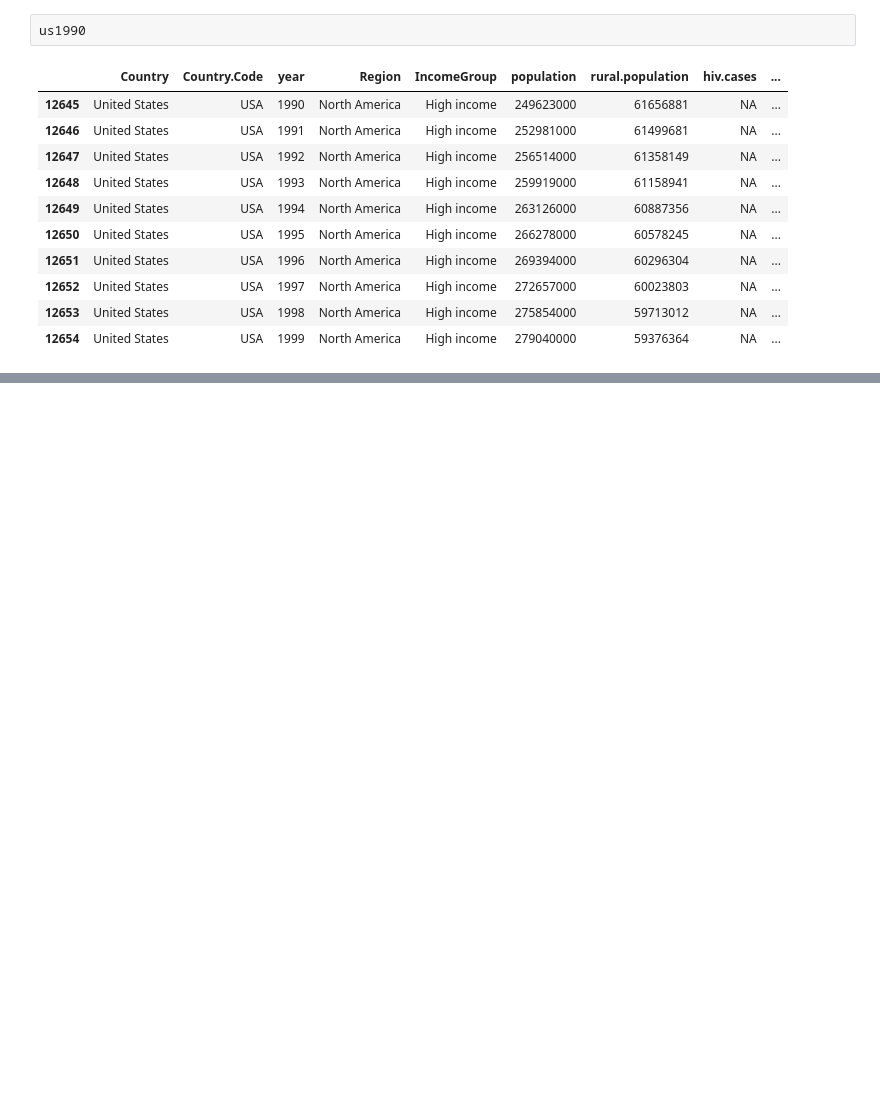
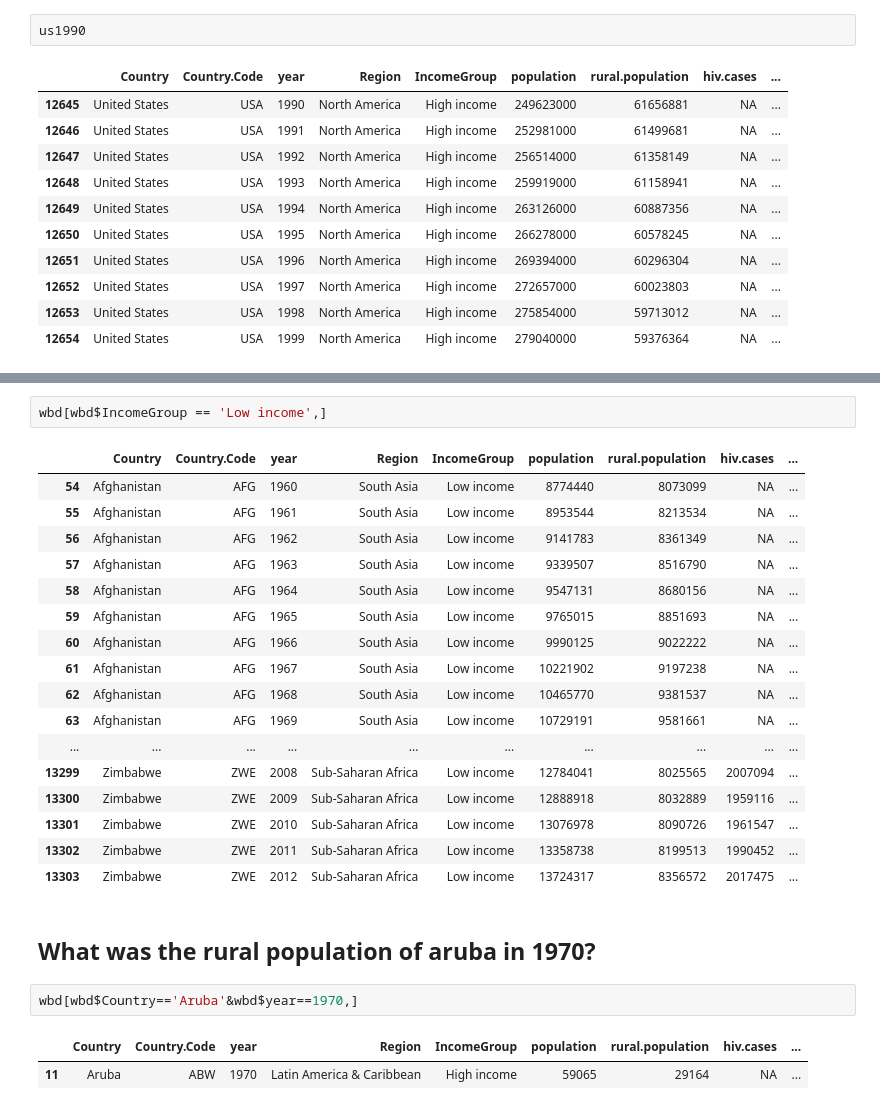
Before and after one commit to sharifahmad2061/foundation_of_data_analysis, a Jupyter notebook: week_06/prelab week 06.ipynb, the cells around one changed output, grey strips where cells are left out. Drawn from its saved outputs; the diff is of its cells as text; blank space fills up the shorter version.

```diff
--- a/week_06/prelab week 06.ipynb
+++ b/week_06/prelab week 06.ipynb
@@ -59,0 +72,27 @@ us1990
+# %%
+wbd[wbd$IncomeGroup == 'Low income',]
+# %% [output]
+|  | Country | Country.Code | year | Region | IncomeGroup | population | rural.population | hiv.cases | ... |
+| 54 | Afghanistan | AFG | 1960 | South Asia | Low income | 8774440 | 8073099 | NA | ... |
+| 55 | Afghanistan | AFG | 1961 | South Asia | Low income | 8953544 | 8213534 | NA | ... |
+| 56 | Afghanistan | AFG | 1962 | South Asia | Low income | 9141783 | 8361349 | NA | ... |
+| 57 | Afghanistan | AFG | 1963 | South Asia | Low income | 9339507 | 8516790 | NA | ... |
+| 58 | Afghanistan | AFG | 1964 | South Asia | Low income | 9547131 | 8680156 | NA | ... |
+| 59 | Afghanistan | AFG | 1965 | South Asia | Low income | 9765015 | 8851693 | NA | ... |
+| 60 | Afghanistan | AFG | 1966 | South Asia | Low income | 9990125 | 9022222 | NA | ... |
+| 61 | Afghanistan | AFG | 1967 | South Asia | Low income | 10221902 | 9197238 | NA | ... |
+| 62 | Afghanistan | AFG | 1968 | South Asia | Low income | 10465770 | 9381537 | NA | ... |
+| 63 | Afghanistan | AFG | 1969 | South Asia | Low income | 10729191 | 9581661 | NA | ... |
+| ... | ... | ... | ... | ... | ... | ... | ... | ... | ... |
+| 13299 | Zimbabwe | ZWE | 2008 | Sub-Saharan Africa | Low income | 12784041 | 8025565 | 2007094 | ... |
+| 13300 | Zimbabwe | ZWE | 2009 | Sub-Saharan Africa | Low income | 12888918 | 8032889 | 1959116 | ... |
+| 13301 | Zimbabwe | ZWE | 2010 | Sub-Saharan Africa | Low income | 13076978 | 8090726 | 1961547 | ... |
+| 13302 | Zimbabwe | ZWE | 2011 | Sub-Saharan Africa | Low income | 13358738 | 8199513 | 1990452 | ... |
+| 13303 | Zimbabwe | ZWE | 2012 | Sub-Saharan Africa | Low income | 13724317 | 8356572 | 2017475 | ... |
+# %% [markdown]
+## What was the rural population of aruba in 1970?
+# %%
+wbd[wbd$Country=='Aruba'&wbd$year==1970,]
+# %% [output]
+|  | Country | Country.Code | year | Region | IncomeGroup | population | rural.population | hiv.cases | ... |
+| 11 | Aruba | ABW | 1970 | Latin America & Caribbean | High income | 59065 | 29164 | NA | ... |
```
Also changed, not shown: parts of 14 cells of this notebook, 2 other files.
